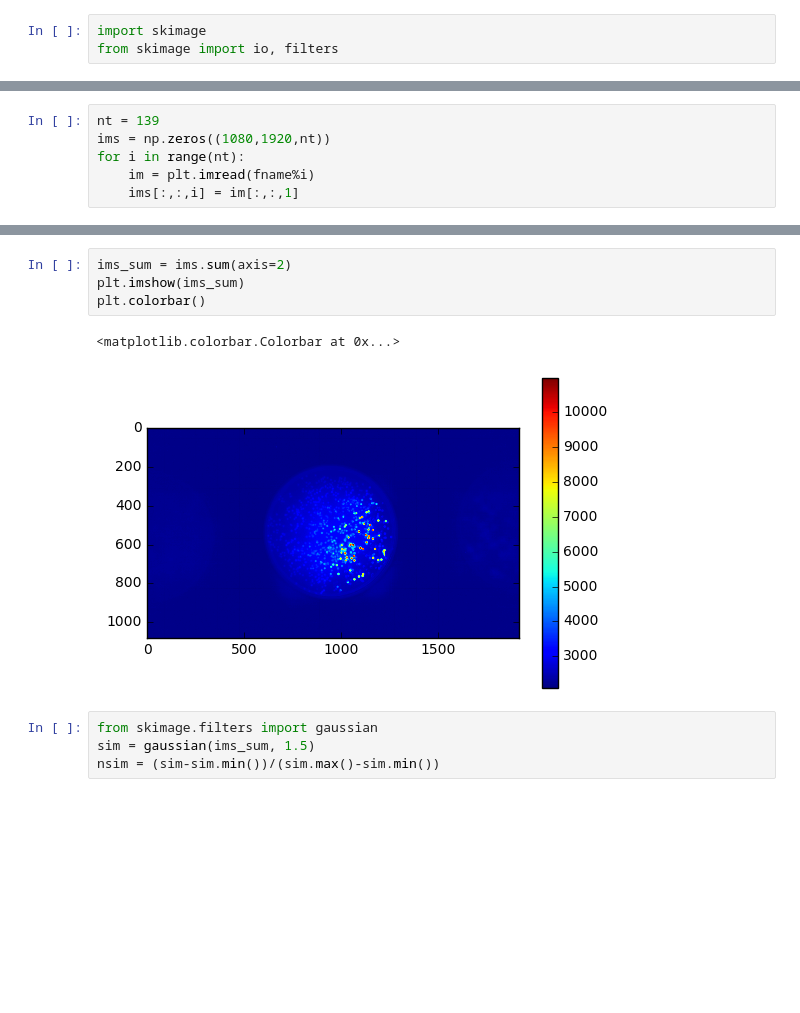
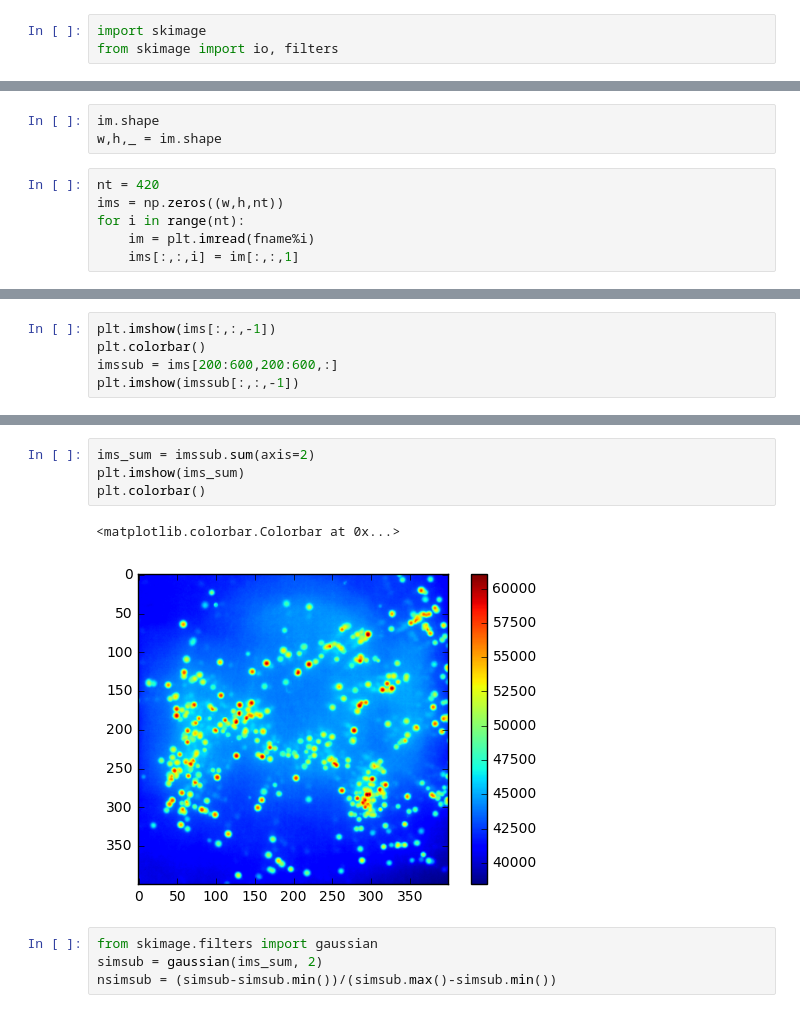
Before and after one commit to RudgeLab/FluoPi, a Jupyter notebook: Analysis.ipynb, the cells around one changed output, grey strips where cells are left out. Drawn from its saved outputs; the diff is of its cells as text; blank space fills up the shorter version.

```diff
--- a/Analysis.ipynb
+++ b/Analysis.ipynb
@@ -20 +21,10 @@ plt.imshow(im)
+# %%
+im.shape
+w,h,_ = im.shape
+# %%
+nt = 420
+ims = np.zeros((w,h,nt))
+for i in range(nt):
+    im = plt.imread(fname%i)
+    ims[:,:,i] = im[:,:,1]
 # %%
@@ -24,6 +33,0 @@ im.shape
-# %%
-nt = 139
-ims = np.zeros((1080,1920,nt))
-for i in range(nt):
-    im = plt.imread(fname%i)
-    ims[:,:,i] = im[:,:,1]
@@ -39,0 +34,5 @@ plt.plot(ims.sum(axis=(0,1)))
+# %%
+plt.imshow(ims[:,:,-1])
+plt.colorbar()
+imssub = ims[200:600,200:600,:]
+plt.imshow(imssub[:,:,-1])
@@ -40,12 +49,12 @@ plt.plot(ims.sum(axis=(0,1)))
 # %%
-ims_sum = ims.sum(axis=2)
+ims_sum = imssub.sum(axis=2)
 plt.imshow(ims_sum)
 plt.colorbar()
 # %% [output]
 <matplotlib.colorbar.Colorbar at 0x...>
-[figure, old version]
+[figure, new version]
 # %%
 from skimage.filters import gaussian
-sim = gaussian(ims_sum, 1.5)
-nsim = (sim-sim.min())/(sim.max()-sim.min())
+simsub = gaussian(ims_sum, 2)
+nsimsub = (simsub-simsub.min())/(simsub.max()-simsub.min())
 # %%
```
Also changed, not shown: parts of 18 cells of this notebook, 1 other file.
